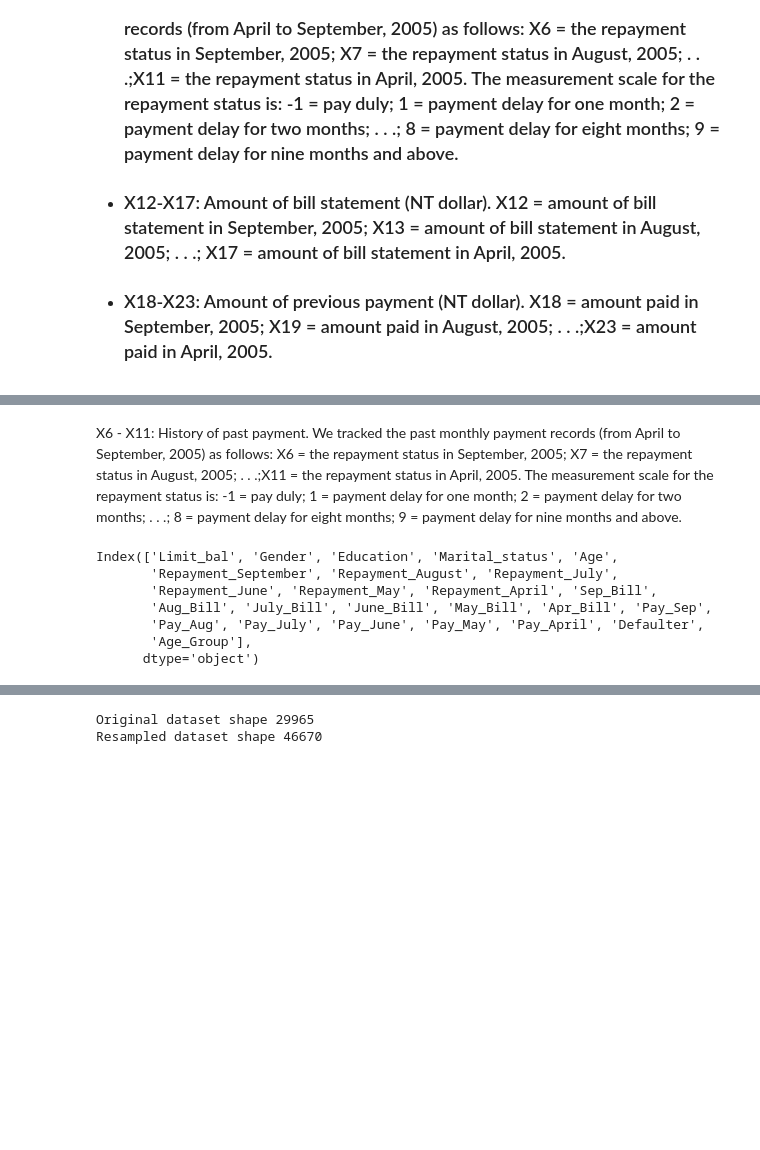
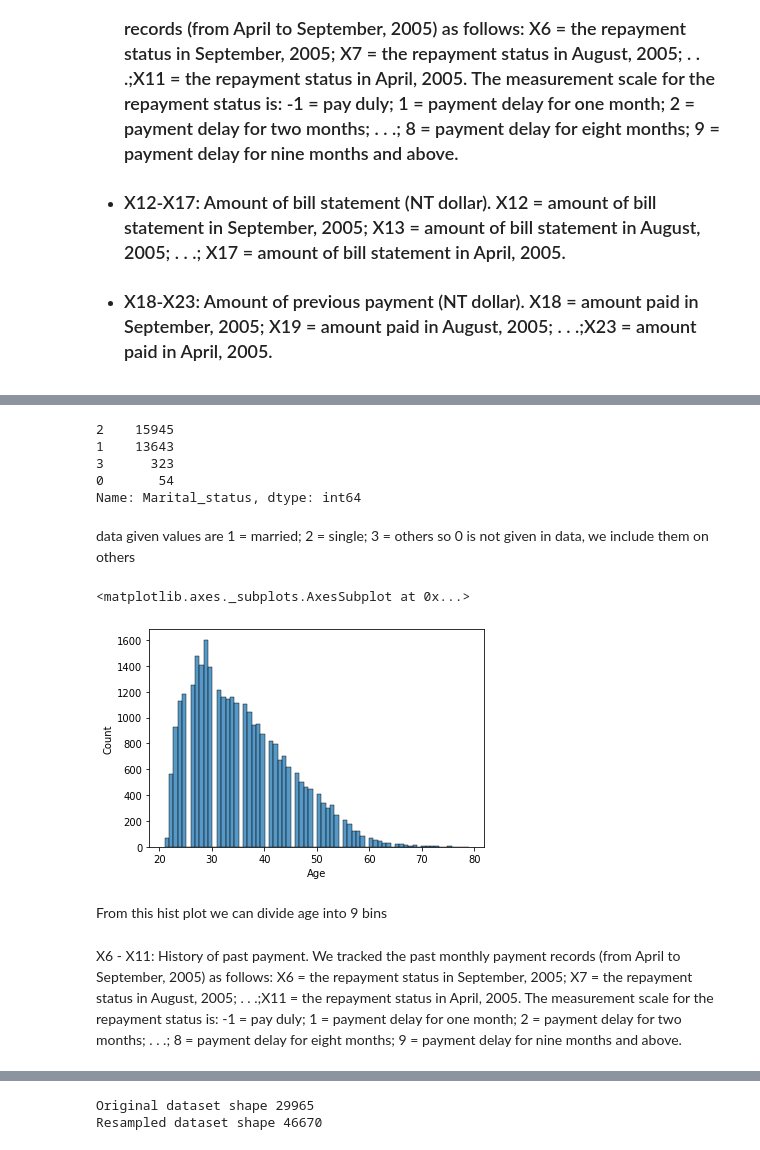
Before and after one commit to armanalam6342/Credit-Card-Default-Prediction, a Jupyter notebook: Credit_Card_Default_Prediction_Capstone_Project.ipynb, the cells around one changed output, grey strips where cells are left out. Drawn from its saved outputs; the diff is of its cells as text; code cells hidden in the pictures; blank space fills up the shorter version.

```diff
--- a/Credit_Card_Default_Prediction_Capstone_Project.ipynb
+++ b/Credit_Card_Default_Prediction_Capstone_Project.ipynb
@@ -61,2 +77,0 @@ df.set_axis(columns, axis=1, inplace=True)
-# %%
-df=df.drop(0,axis=0).reset_index()
@@ -72,2 +77,0 @@ df.head()
-# %%
-df.drop(columns=['index'],inplace=True)
@@ -179,2 +77,0 @@ outliers('Limit_bal')
-# %%
-df.loc[df['Limit_bal']>500000,'Limit_bal']=500000
@@ -301,2 +77,0 @@ outliers('Age')
-# %%
-df['Age_Group']=pd.cut(df.Age, bins=[21,30,40,50,60,100], labels=['21-30','31-40','41-50','51-60','60+'])
@@ -321,0 +190,11 @@ sns.countplot(df['Age_Group'],hue=df['Defaulter'],palette=['green','red'])
+# %%
+# Value count of Marital_status Column
+df.Marital_status.value_counts()
+# %% [output]
+2    15945
+1    13643
+3      323
+0       54
+Name: Marital_status, dtype: int64
+# %% [markdown]
+data given values are 1 = married; 2 = single; 3 = others so 0 is  not given in data, we include them on others
@@ -321,0 +207,8 @@ sns.countplot(df['Age_Group'],hue=df['Defaulter'],palette=['green','red'])
+# %%
+# visualizing the Age column for better understanding with histplot
+sns.histplot(df['Age'])
+# %% [output]
+<matplotlib.axes._subplots.AxesSubplot at 0x...>
+[figure, added]
+# %% [markdown]
+From this hist plot we can divide age into 9 bins
@@ -322,12 +221,2 @@ sns.countplot(df['Age_Group'],hue=df['Defaulter'],palette=['green','red'])
 # %% [markdown]
 X6 - X11: History of past payment. We tracked the past monthly payment records (from April to September, 2005) as follows: X6 = the repayment status in September, 2005; X7 = the repayment status in August, 2005; . . .;X11 = the repayment status in April, 2005. The measurement scale for the repayment status is: -1 = pay duly; 1 = payment delay for one month; 2 = payment delay for two months; . . .; 8 = payment delay for eight months; 9 = payment delay for nine months and above.
-# %%
-df.columns
-# %% [output]
-Index(['Limit_bal', 'Gender', 'Education', 'Marital_status', 'Age',
-       'Repayment_September', 'Repayment_August', 'Repayment_July',
-       'Repayment_June', 'Repayment_May', 'Repayment_April', 'Sep_Bill',
-       'Aug_Bill', 'July_Bill', 'June_Bill', 'May_Bill', 'Apr_Bill', 'Pay_Sep',
-       'Pay_Aug', 'Pay_July', 'Pay_June', 'Pay_May', 'Pay_April', 'Defaulter',
-       'Age_Group'],
-      dtype='object')
```
Also changed, not shown: parts of 106 cells of this notebook.
